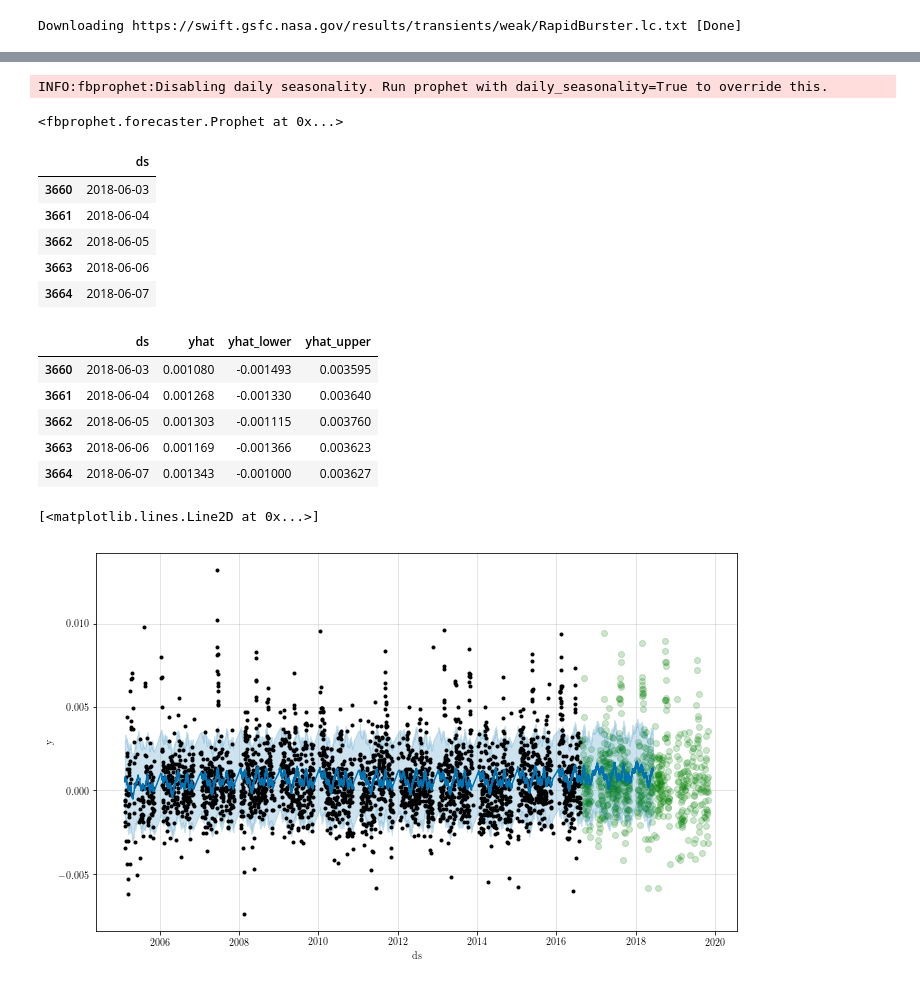
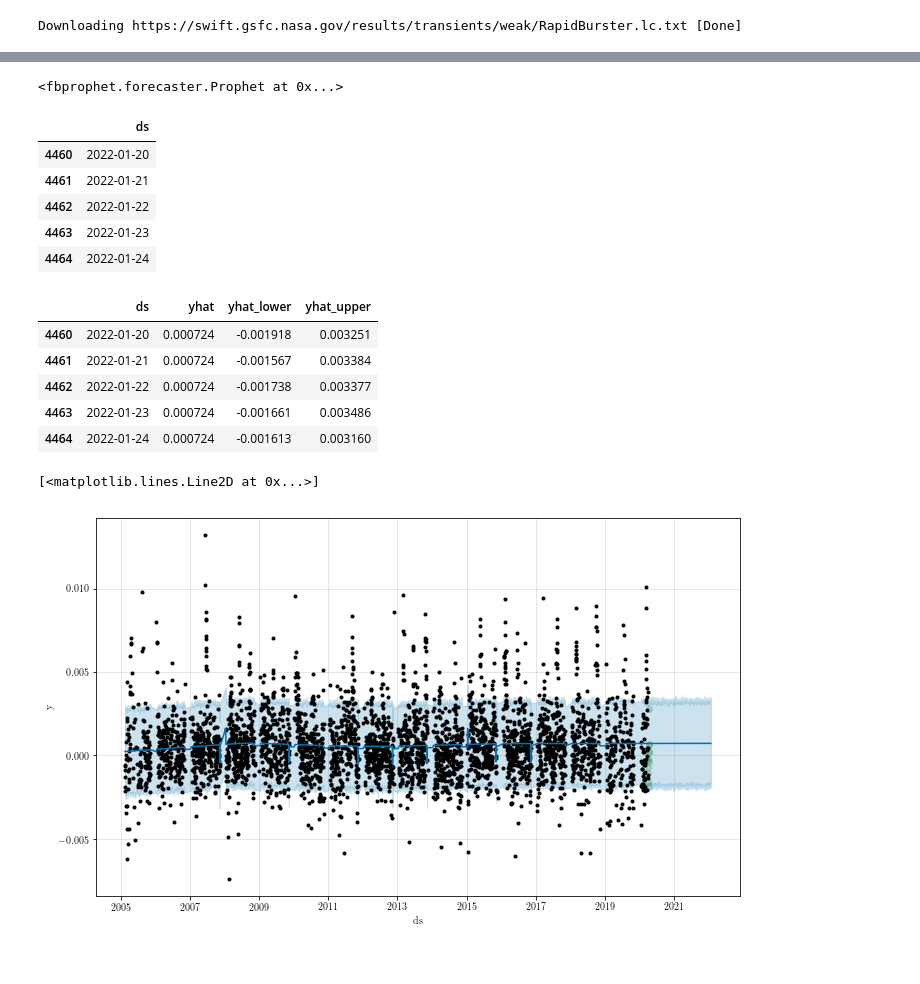
Before and after one commit to kcdage/prophet-rapidburster, a Jupyter notebook: rapid_burster.ipynb, the cells around one changed output, grey strips where cells are left out. Cells and saved outputs as stored; diff of their text form; code cells hidden in the pictures.

Commit message:
added in holidays

```diff
--- a/rapid_burster.ipynb
+++ b/rapid_burster.ipynb
@@ -60,41 +61,61 @@ plt.ylabel('Rate (ct/s)', fontsize=14);
 # %%
 df = formatted_data
 
-df_train=df[0:3000]
-df_test=df[3000:]   # Note that element 3000 will be in df_train, but not in df_test (no need for 3001 instead of it)
+df_train=df[0:3800]
+df_test=df[3800:]   # Note that element 3000 will be in df_train, but not in df_test (no need for 3001 instead of it)
+# %%
+### want to remove Mid Nov-Mid Jan every year from 2005 (MJD=53686, 53750) to 2020
+#doesn't account for leap years but is close enough
+
+data_gaps=[]
+for i in range(0, 15 ):
+    if np.shape(data_gaps)<1:
+        data_gaps=np.arange(53686, 53750,1)
+    else:
+        data_gaps=np.append(data_gaps, np.arange(53686+(365*i), 53750+(365*i),1))
+# %%
+#Our "Holidays"!
+no_obs= pd.DataFrame({
+  'holiday': 'not-observed',
+  'ds': Time(data_gaps,format='mjd',out_subfmt='date_hms').datetime,
+  'lower_window': 0,
+  'upper_window': 1,})
 # %%
-m = Prophet()
+m = Prophet(yearly_seasonality=False,
+                  weekly_seasonality=False,
+                  daily_seasonality=False,
+           holidays=no_obs,changepoint_prior_scale=.1)
 m.fit(df_train)
 # %% [output]
-INFO:fbprophet:Disabling daily seasonality. Run prophet with daily_seasonality=True to override this.
+<fbprophet.forecaster.Prophet at 0x...>
-<fbprophet.forecaster.Prophet at 0x...>
 # %%
 future = m.make_future_dataframe(periods=665)
 future.tail()
 # %% [output]
 |  | ds |
-| 3660 | 2018-06-03 |
-| 3661 | 2018-06-04 |
-| 3662 | 2018-06-05 |
-| 3663 | 2018-06-06 |
-| 3664 | 2018-06-07 |
+| 4460 | 2022-01-20 |
+| 4461 | 2022-01-21 |
+| 4462 | 2022-01-22 |
+| 4463 | 2022-01-23 |
+| 4464 | 2022-01-24 |
 # %%
 forecast = m.predict(future)
 forecast[['ds', 'yhat', 'yhat_lower', 'yhat_upper']].tail()
 # %% [output]
 |  | ds | yhat | yhat_lower | yhat_upper |
-| 3660 | 2018-06-03 | 0.001080 | -0.001493 | 0.003595 |
-| 3661 | 2018-06-04 | 0.001268 | -0.001330 | 0.003640 |
-| 3662 | 2018-06-05 | 0.001303 | -0.001115 | 0.003760 |
-| 3663 | 2018-06-06 | 0.001169 | -0.001366 | 0.003623 |
-| 3664 | 2018-06-07 | 0.001343 | -0.001000 | 0.003627 |
+| 4460 | 2022-01-20 | 0.000724 | -0.001918 | 0.003251 |
+| 4461 | 2022-01-21 | 0.000724 | -0.001567 | 0.003384 |
+| 4462 | 2022-01-22 | 0.000724 | -0.001738 | 0.003377 |
+| 4463 | 2022-01-23 | 0.000724 | -0.001661 | 0.003486 |
+| 4464 | 2022-01-24 | 0.000724 | -0.001613 | 0.003160 |
 # %%
 #plt.figure()
 m.plot(forecast);
-plt.plot_date(Time(data['TIME'][(data['ERROR']<err_avg)],format='mjd',out_subfmt='date_hms').datetime[3001:], data['RATE']
-[(data['ERROR']<err_avg)][3001:], 'go', zorder=0, alpha=0.2)
+plt.plot_date(Time(data['TIME'][(data['ERROR']<err_avg)],format='mjd',out_subfmt='date_hms').datetime[3501:], data['RATE']
+[(data['ERROR']<err_avg)][3501:], 'go', zorder=0, alpha=0.2)
+#plt.xlim(Time(data['TIME'][(data['ERROR']<err_avg)],format='mjd',out_subfmt='date_hms').datetime[1000], Time(data['TIME'][(data['ERROR']<err_avg)],format='mjd',out_subfmt='date_hms').datetime[1000])
 
 #plt.savefig('forecast_test.pdf')
 # %% [output]
 [<matplotlib.lines.Line2D at 0x...>]
-[figure, old version]
+[figure, new version]
```
Also changed, not shown: parts of 3 cells of this notebook, 1 other file.
